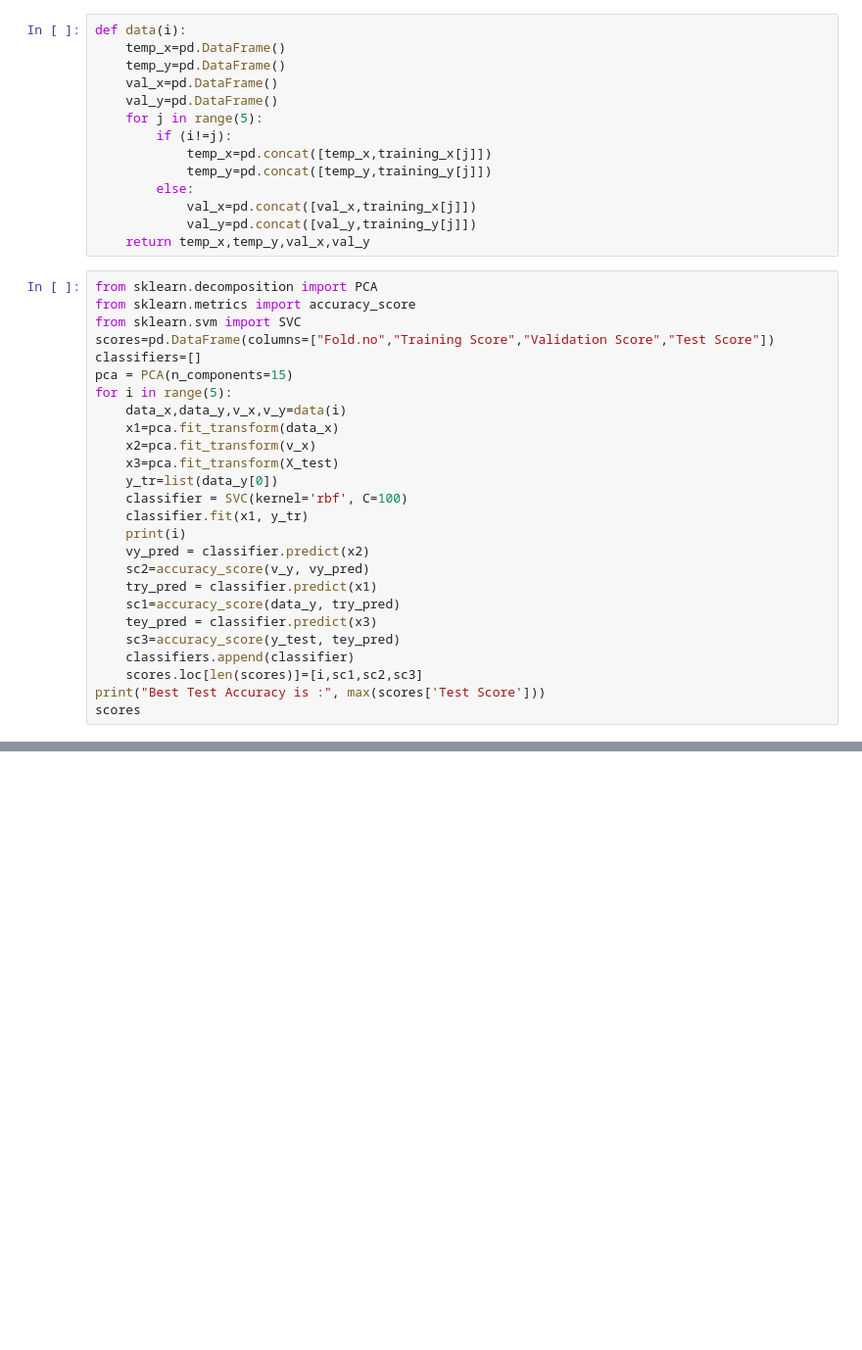
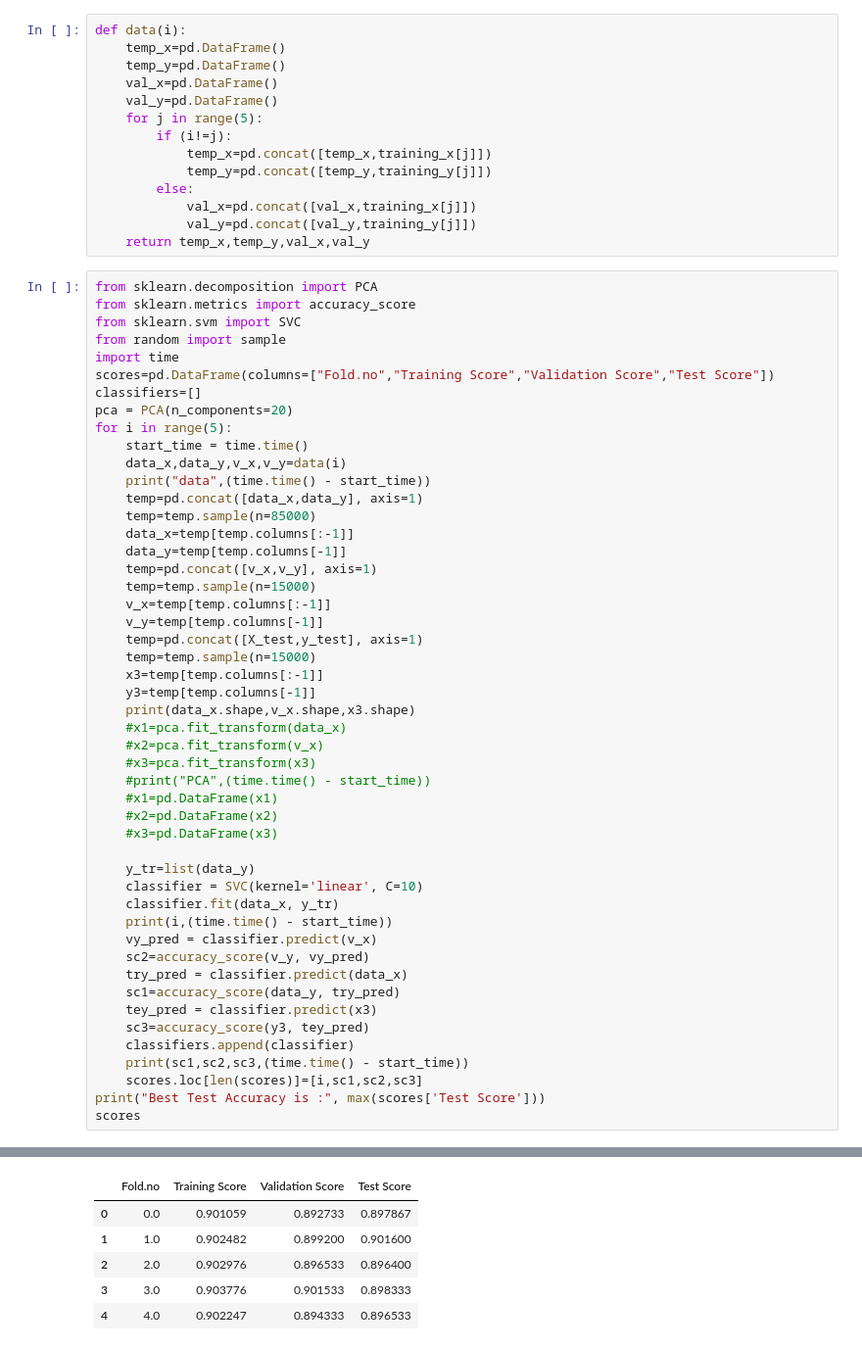
Before and after one commit to vivekmadhavaram/SMAI-Project---Team-30, a Jupyter notebook: SVM.ipynb, the cells around one changed output, grey strips where cells are left out. Shown at 98% size. Cells and saved outputs as stored; diff of their text form; blank space fills up the shorter version.

```diff
--- a/SVM.ipynb
+++ b/SVM.ipynb
@@ -112,25 +112,49 @@ def data(i):
 from sklearn.decomposition import PCA
 from sklearn.metrics import accuracy_score
 from sklearn.svm import SVC
+from random import sample
+import time
 scores=pd.DataFrame(columns=["Fold.no","Training Score","Validation Score","Test Score"])
 classifiers=[]
-pca = PCA(n_components=15)
+pca = PCA(n_components=20)
 for i in range(5):
+    start_time = time.time()
     data_x,data_y,v_x,v_y=data(i)
-    x1=pca.fit_transform(data_x)
-    x2=pca.fit_transform(v_x)
-    x3=pca.fit_transform(X_test)
-    y_tr=list(data_y[0])
-    classifier = SVC(kernel='rbf', C=100)
-    classifier.fit(x1, y_tr)
-    print(i)
-    vy_pred = classifier.predict(x2)
+    print("data",(time.time() - start_time))
+    temp=pd.concat([data_x,data_y], axis=1)
+    temp=temp.sample(n=85000)
+    data_x=temp[temp.columns[:-1]]
+    data_y=temp[temp.columns[-1]]
+    temp=pd.concat([v_x,v_y], axis=1)
+    temp=temp.sample(n=15000)
+    v_x=temp[temp.columns[:-1]]
+    v_y=temp[temp.columns[-1]]
+    temp=pd.concat([X_test,y_test], axis=1)
+    temp=temp.sample(n=15000)
+    x3=temp[temp.columns[:-1]]
+    y3=temp[temp.columns[-1]]
+    print(data_x.shape,v_x.shape,x3.shape)
+    #x1=pca.fit_transform(data_x)
+    #x2=pca.fit_transform(v_x)
+    #x3=pca.fit_transform(x3)
+    #print("PCA",(time.time() - start_time))
+    #x1=pd.DataFrame(x1)
+    #x2=pd.DataFrame(x2)
+    #x3=pd.DataFrame(x3)
+
+    y_tr=list(data_y)
+    classifier = SVC(kernel='linear', C=10)
+    classifier.fit(data_x, y_tr)
+    print(i,(time.time() - start_time))
+    vy_pred = classifier.predict(v_x)
     sc2=accuracy_score(v_y, vy_pred)
-    try_pred = classifier.predict(x1)
+    try_pred = classifier.predict(data_x)
     sc1=accuracy_score(data_y, try_pred)
     tey_pred = classifier.predict(x3)
-    sc3=accuracy_score(y_test, tey_pred)
+    sc3=accuracy_score(y3, tey_pred)
     classifiers.append(classifier)
+    print(sc1,sc2,sc3,(time.time() - start_time))
     scores.loc[len(scores)]=[i,sc1,sc2,sc3]
 print("Best Test Accuracy is :", max(scores['Test Score']))
 scores
+# %% [output]
@@ -136,0 +178,6 @@ scores
+|  | Fold.no | Training Score | Validation Score | Test Score |
+| 0 | 0.0 | 0.901059 | 0.892733 | 0.897867 |
+| 1 | 1.0 | 0.902482 | 0.899200 | 0.901600 |
+| 2 | 2.0 | 0.902976 | 0.896533 | 0.896400 |
+| 3 | 3.0 | 0.903776 | 0.901533 | 0.898333 |
+| 4 | 4.0 | 0.902247 | 0.894333 | 0.896533 |
```
Also changed, not shown: parts of 2 cells of this notebook.
